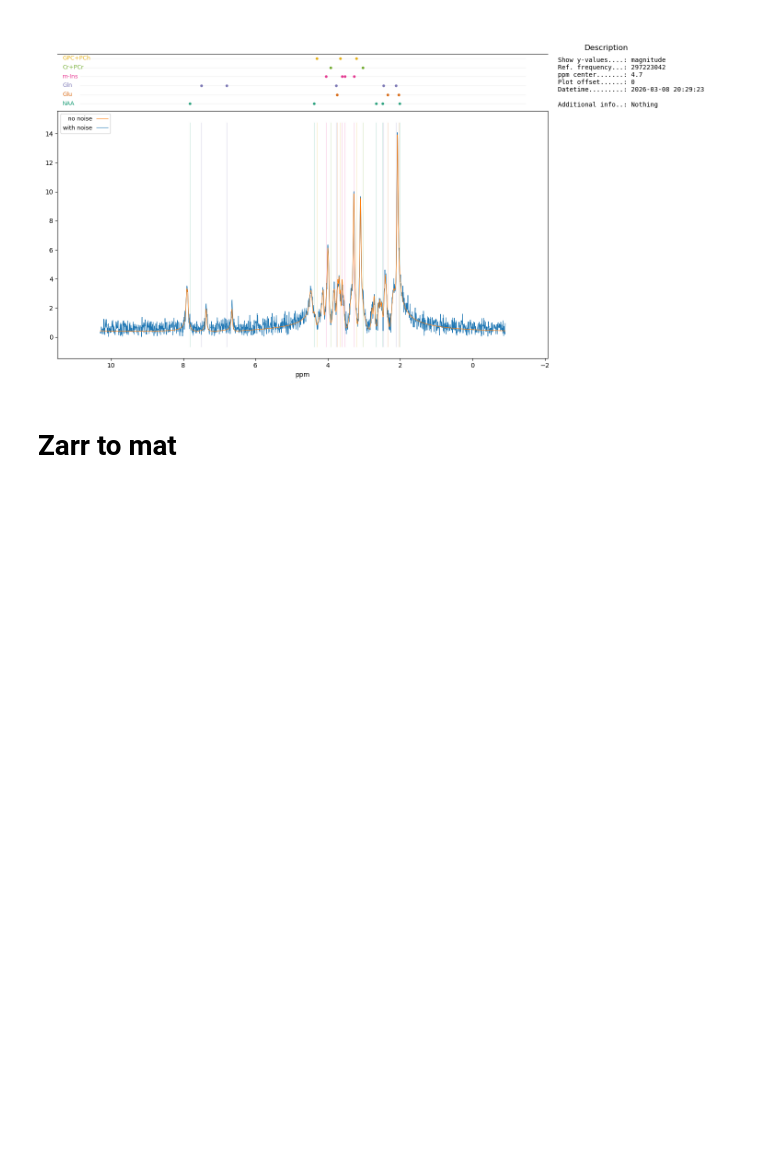
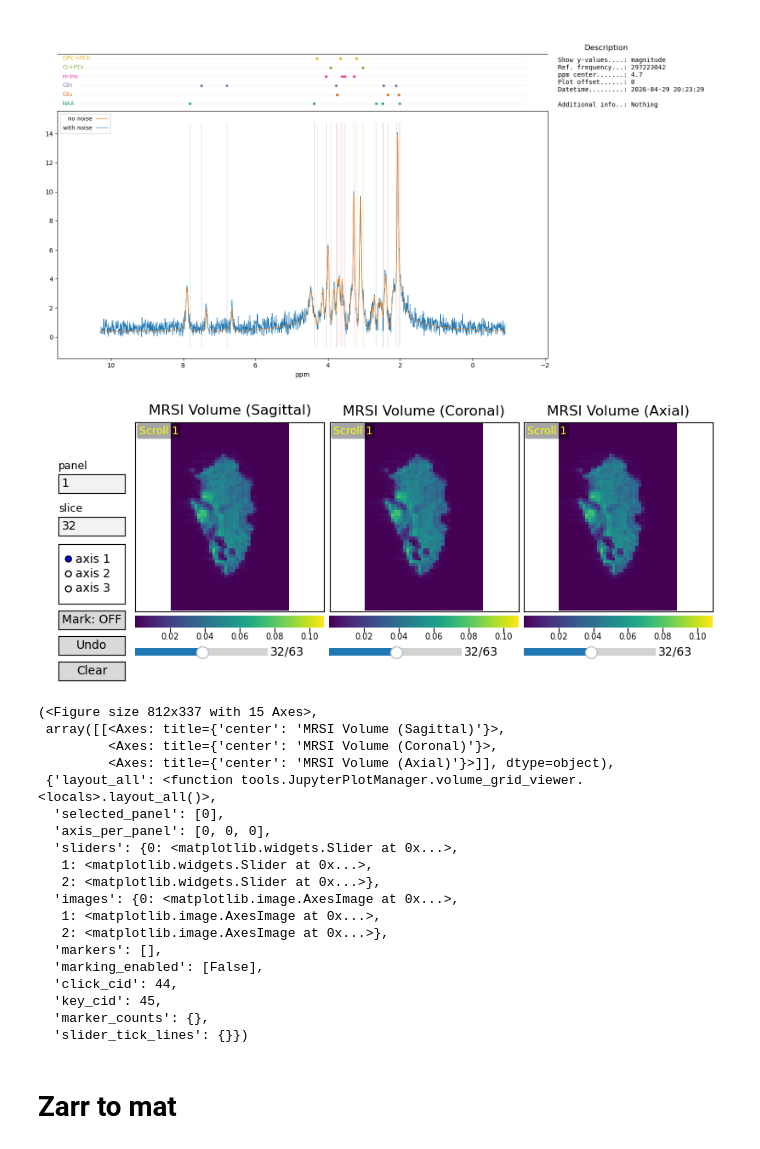
Before and after one commit to MRSI-HFMR-Group-Vienna/Synthetic_MRSI, a Jupyter notebook: code/main_notebook.ipynb, the cells around one changed output. Drawn from its saved outputs; the diff is of its cells as text; code cells hidden in the pictures; blank space fills up the shorter version.

```diff
--- a/code/main_notebook.ipynb
+++ b/code/main_notebook.ipynb
@@ -950,0 +993,62 @@ fid_one_signal.plot(plot_offset=0, show_metabolites_ideal_position=True)
+# %%
+vol = da.abs(load_data0[120, :, :, :])   # keep 120 fixed; result is 3D: x, y, z
+
+###x_range = (20, 40)
+###y_range = (12, 20)
+###z_range = (10, 20)
+###
+###x0, x1 = x_range
+###y0, y1 = y_range
+###z0, z1 = z_range
+###
+#### Build 3D coordinate masks
+###x = da.arange(vol.shape[0])[:, None, None]
+###y = da.arange(vol.shape[1])[None, :, None]
+###z = da.arange(vol.shape[2])[None, None, :]
+###
+###inside = (
+###    (x >= x0) & (x <= x1) &
+###    (y >= y0) & (y <= y1) &
+###    (z >= z0) & (z <= z1)
+###)
+###
+#### Make everything outside the box lighter, while keeping the selected region unchanged
+###lighten = 0.65  # 0 = unchanged, 1 = fully pushed to max brightness
+###
+###vmax = vol.max()
+###vol_lighter_outside = da.where(
+###    inside,
+###    vol,
+###    vol + lighten * (vmax - vol)
+###)
+
+
+
+JupyterPlotManager.volume_grid_viewer(
+    vols=[vol, vol, vol],
+    titles=["MRSI Volume (Sagittal)", "MRSI Volume (Coronal)", "MRSI Volume (Axial)"],
+    rows=1,
+    cols=3,
+    cmap="viridis"
+)
+# %% [output]
+[figure, added]
+(<Figure size 812x337 with 15 Axes>,
+ array([[<Axes: title={'center': 'MRSI Volume (Sagittal)'}>,
+         <Axes: title={'center': 'MRSI Volume (Coronal)'}>,
+         <Axes: title={'center': 'MRSI Volume (Axial)'}>]], dtype=object),
+ {'layout_all': <function tools.JupyterPlotManager.volume_grid_viewer.<locals>.layout_all()>,
+  'selected_panel': [0],
+  'axis_per_panel': [0, 0, 0],
+  'sliders': {0: <matplotlib.widgets.Slider at 0x...>,
+   1: <matplotlib.widgets.Slider at 0x...>,
+   2: <matplotlib.widgets.Slider at 0x...>},
+  'images': {0: <matplotlib.image.AxesImage at 0x...>,
+   1: <matplotlib.image.AxesImage at 0x...>,
+   2: <matplotlib.image.AxesImage at 0x...>},
+  'markers': [],
+  'marking_enabled': [False],
+  'click_cid': 44,
+  'key_cid': 45,
+  'marker_counts': {},
+  'slider_tick_lines': {}})
```
Also changed, not shown: parts of 23 cells of this notebook, 13 other files.
